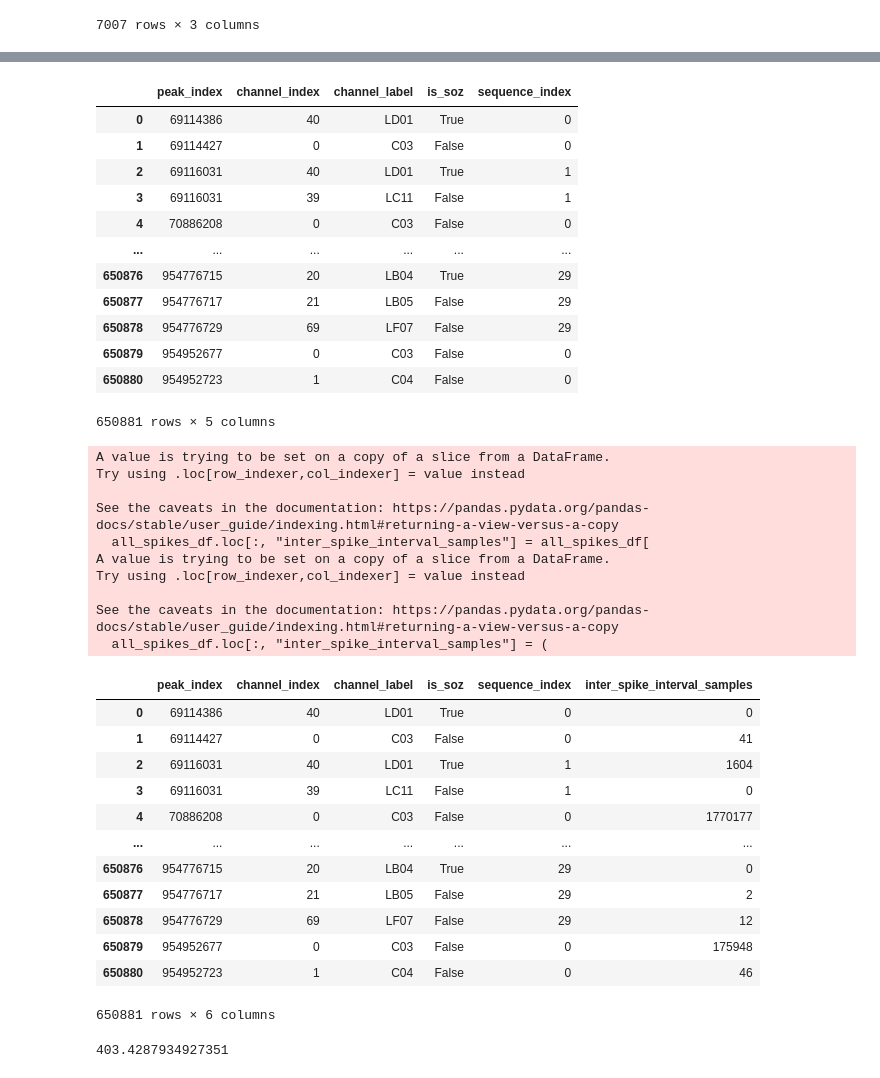
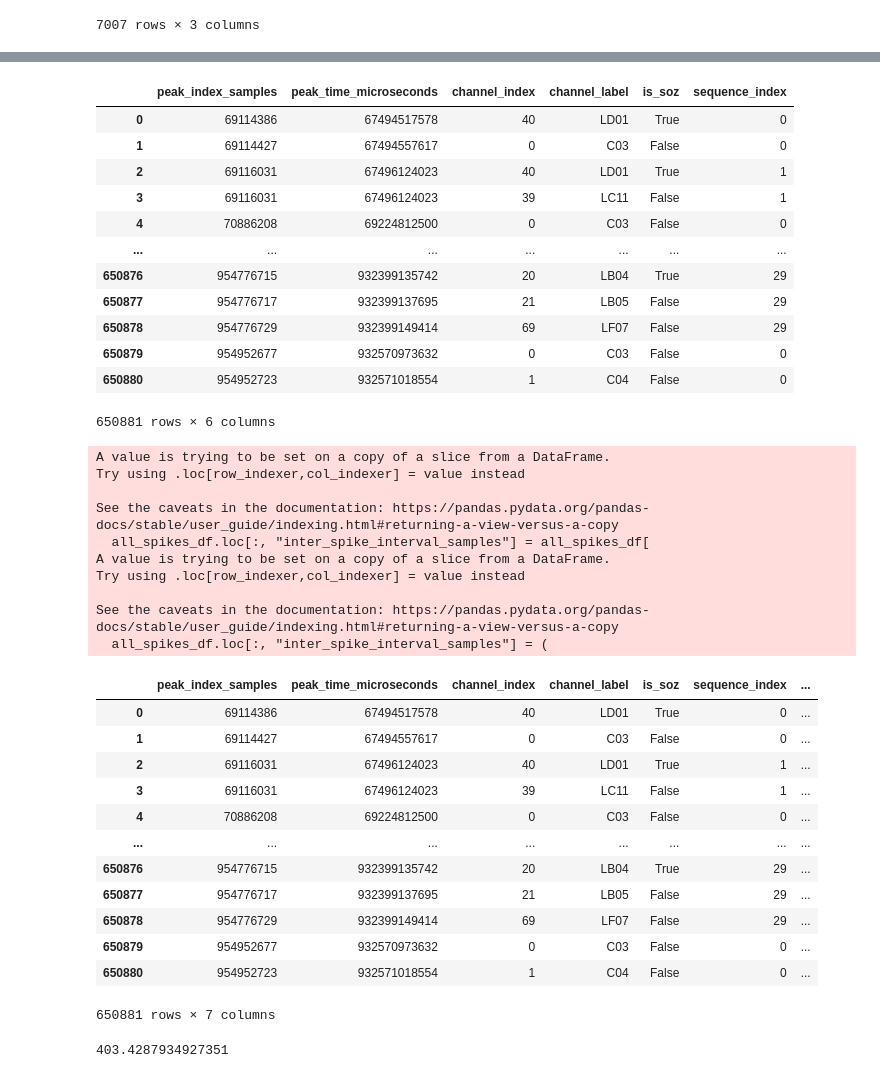
Before and after one commit to devincma/asm_synchrony_paper, a Jupyter notebook: spikes/build_table_for_carlos.ipynb, the cells around one changed output, grey strips where cells are left out. Saved outputs shown, nothing was run; the diff lists cells and outputs as text; code cells hidden in the pictures.

```diff
--- a/spikes/build_table_for_carlos.ipynb
+++ b/spikes/build_table_for_carlos.ipynb
@@ -84,7 +84,7 @@ for index, row in spike_files_df.iterrows():
     dfs.append(
         pd.DataFrame(
             spike_data,
-            columns=["peak_index", "channel_index", "sequence_index"],
+            columns=["peak_index_samples", "channel_index", "sequence_index"],
         )
     )
 
@@ -179,62 +179,74 @@ all_spikes_df["channel_label"] = all_spikes_df["channel_index"].map(
 )
 all_spikes_df["is_soz"] = all_spikes_df["channel_label"].isin(soz_channel_labels)
 
-# Reorder the columns to be peak_index, channel_index, channel_label, is_soz, sequence_index
+# Add a column called peak_time_microseconds
+all_spikes_df["peak_time_microseconds"] = (
+    all_spikes_df["peak_index_samples"] / fs * 1e6
+).astype(int)
+
+# Reorder the columns to be peak_index_samples, channel_index, channel_label, is_soz, sequence_index
 all_spikes_df = all_spikes_df[
-    ["peak_index", "channel_index", "channel_label", "is_soz", "sequence_index"]
+    [
+        "peak_index_samples",
+        "peak_time_microseconds",
+        "channel_index",
+        "channel_label",
+        "is_soz",
+        "sequence_index",
+    ]
 ]
 
 all_spikes_df
 # %% [output]
-|  | peak_index | channel_index | channel_label | is_soz | sequence_index |
-| 0 | 69114386 | 40 | LD01 | True | 0 |
-| 1 | 69114427 | 0 | C03 | False | 0 |
-| 2 | 69116031 | 40 | LD01 | True | 1 |
-| 3 | 69116031 | 39 | LC11 | False | 1 |
-| 4 | 70886208 | 0 | C03 | False | 0 |
-| ... | ... | ... | ... | ... | ... |
-| 650876 | 954776715 | 20 | LB04 | True | 29 |
-| 650877 | 954776717 | 21 | LB05 | False | 29 |
-| 650878 | 954776729 | 69 | LF07 | False | 29 |
-| 650879 | 954952677 | 0 | C03 | False | 0 |
-| 650880 | 954952723 | 1 | C04 | False | 0 |
+|  | peak_index_samples | peak_time_microseconds | channel_index | channel_label | is_soz | sequence_index |
+| 0 | 69114386 | 67494517578 | 40 | LD01 | True | 0 |
+| 1 | 69114427 | 67494557617 | 0 | C03 | False | 0 |
+| 2 | 69116031 | 67496124023 | 40 | LD01 | True | 1 |
+| 3 | 69116031 | 67496124023 | 39 | LC11 | False | 1 |
+| 4 | 70886208 | 69224812500 | 0 | C03 | False | 0 |
+| ... | ... | ... | ... | ... | ... | ... |
+| 650876 | 954776715 | 932399135742 | 20 | LB04 | True | 29 |
+| 650877 | 954776717 | 932399137695 | 21 | LB05 | False | 29 |
+| 650878 | 954776729 | 932399149414 | 69 | LF07 | False | 29 |
+| 650879 | 954952677 | 932570973632 | 0 | C03 | False | 0 |
+| 650880 | 954952723 | 932571018554 | 1 | C04 | False | 0 |
-650881 rows × 5 columns
+650881 rows × 6 columns
 # %%
 # Calculate the inter-spike interval
 all_spikes_df.loc[:, "inter_spike_interval_samples"] = all_spikes_df[
-    "peak_index"
+    "peak_index_samples"
 ].diff()
 
 # Convert the inter_spike_interval_samples column to integer
 all_spikes_df.loc[:, "inter_spike_interval_samples"] = (
     all_spikes_df["inter_spike_interval_samples"].fillna(0).astype(int)
 )
 
 all_spikes_df
 # %% [output]
 A value is trying to be set on a copy of a slice from a DataFrame.
 Try using .loc[row_indexer,col_indexer] = value instead
 
 See the caveats in the documentation: https://pandas.pydata.org/pandas-docs/stable/user_guide/indexing.html#returning-a-view-versus-a-copy
   all_spikes_df.loc[:, "inter_spike_interval_samples"] = all_spikes_df[
 A value is trying to be set on a copy of a slice from a DataFrame.
 Try using .loc[row_indexer,col_indexer] = value instead
 
 See the caveats in the documentation: https://pandas.pydata.org/pandas-docs/stable/user_guide/indexing.html#returning-a-view-versus-a-copy
   all_spikes_df.loc[:, "inter_spike_interval_samples"] = (
-|  | peak_index | channel_index | channel_label | is_soz | sequence_index | inter_spike_interval_samples |
-| 0 | 69114386 | 40 | LD01 | True | 0 | 0 |
-| 1 | 69114427 | 0 | C03 | False | 0 | 41 |
-| 2 | 69116031 | 40 | LD01 | True | 1 | 1604 |
-| 3 | 69116031 | 39 | LC11 | False | 1 | 0 |
-| 4 | 70886208 | 0 | C03 | False | 0 | 1770177 |
-| ... | ... | ... | ... | ... | ... | ... |
-| 650876 | 954776715 | 20 | LB04 | True | 29 | 0 |
-| 650877 | 954776717 | 21 | LB05 | False | 29 | 2 |
-| 650878 | 954776729 | 69 | LF07 | False | 29 | 12 |
-| 650879 | 954952677 | 0 | C03 | False | 0 | 175948 |
-| 650880 | 954952723 | 1 | C04 | False | 0 | 46 |
+|  | peak_index_samples | peak_time_microseconds | channel_index | channel_label | is_soz | sequence_index | ... |
+| 0 | 69114386 | 67494517578 | 40 | LD01 | True | 0 | ... |
+| 1 | 69114427 | 67494557617 | 0 | C03 | False | 0 | ... |
+| 2 | 69116031 | 67496124023 | 40 | LD01 | True | 1 | ... |
+| 3 | 69116031 | 67496124023 | 39 | LC11 | False | 1 | ... |
+| 4 | 70886208 | 69224812500 | 0 | C03 | False | 0 | ... |
+| ... | ... | ... | ... | ... | ... | ... | ... |
+| 650876 | 954776715 | 932399135742 | 20 | LB04 | True | 29 | ... |
+| 650877 | 954776717 | 932399137695 | 21 | LB05 | False | 29 | ... |
+| 650878 | 954776729 | 932399149414 | 69 | LF07 | False | 29 | ... |
+| 650879 | 954952677 | 932570973632 | 0 | C03 | False | 0 | ... |
+| 650880 | 954952723 | 932571018554 | 1 | C04 | False | 0 | ... |
-650881 rows × 6 columns
+650881 rows × 7 columns
 # %%
 threshold = np.exp(6)
 threshold
```
Also changed, not shown: parts of 6 cells of this notebook, 7 other files.
